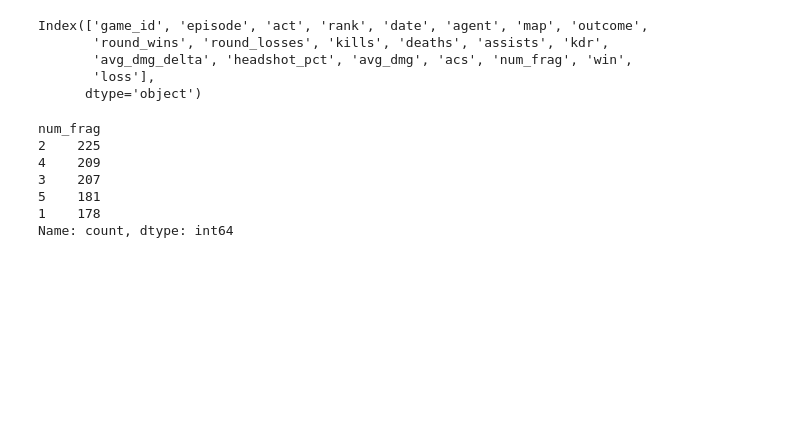
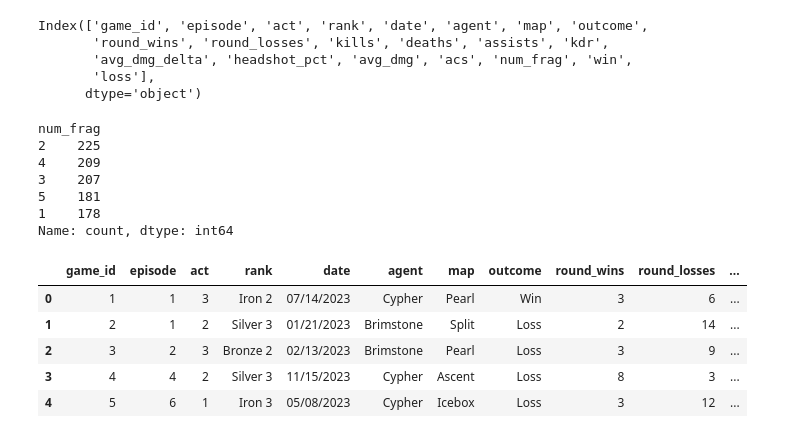
Before and after one commit to ryanjewik/ML_final, a Jupyter notebook: ml_final.ipynb, the cells around one changed output. Drawn from its saved outputs; the diff is of its cells as text; code cells hidden in the pictures; blank space fills up the shorter version.

```diff
--- a/ml_final.ipynb
+++ b/ml_final.ipynb
@@ -338,3 +338,14 @@ num_frag
 5    181
 1    178
 Name: count, dtype: int64
+# %%
+user_df = pd.read_csv("fabricated_valorant_games.csv")
+# %%
+user_df.head()
+# %% [output]
+|  | game_id | episode | act | rank | date | agent | map | outcome | round_wins | round_losses | ... |
+| 0 | 1 | 1 | 3 | Iron 2 | 07/14/2023 | Cypher | Pearl | Win | 3 | 6 | ... |
+| 1 | 2 | 1 | 2 | Silver 3 | 01/21/2023 | Brimstone | Split | Loss | 2 | 14 | ... |
+| 2 | 3 | 2 | 3 | Bronze 2 | 02/13/2023 | Brimstone | Pearl | Loss | 3 | 9 | ... |
+| 3 | 4 | 4 | 2 | Silver 3 | 11/15/2023 | Cypher | Ascent | Loss | 8 | 3 | ... |
+| 4 | 5 | 6 | 1 | Iron 3 | 05/08/2023 | Cypher | Icebox | Loss | 3 | 12 | ... |
```
Also changed, not shown: 5 other files.
